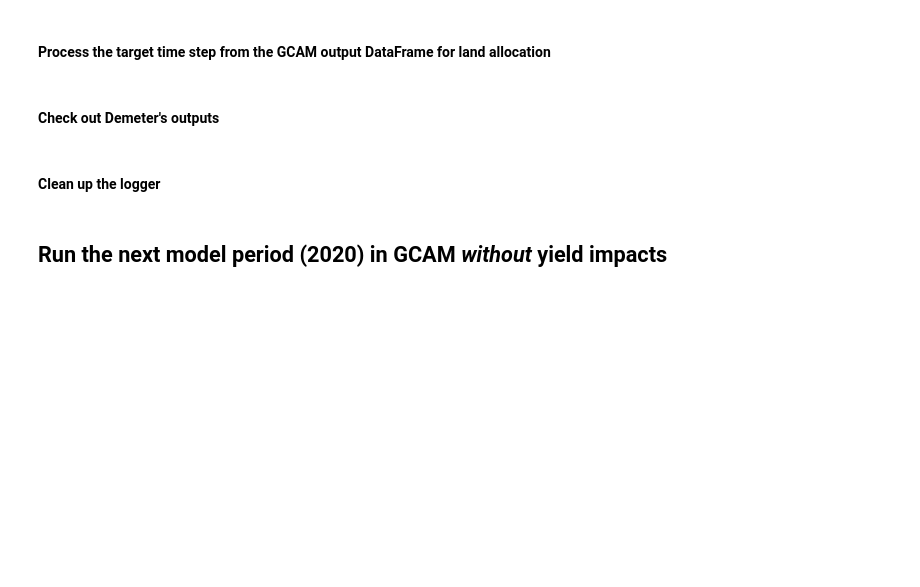
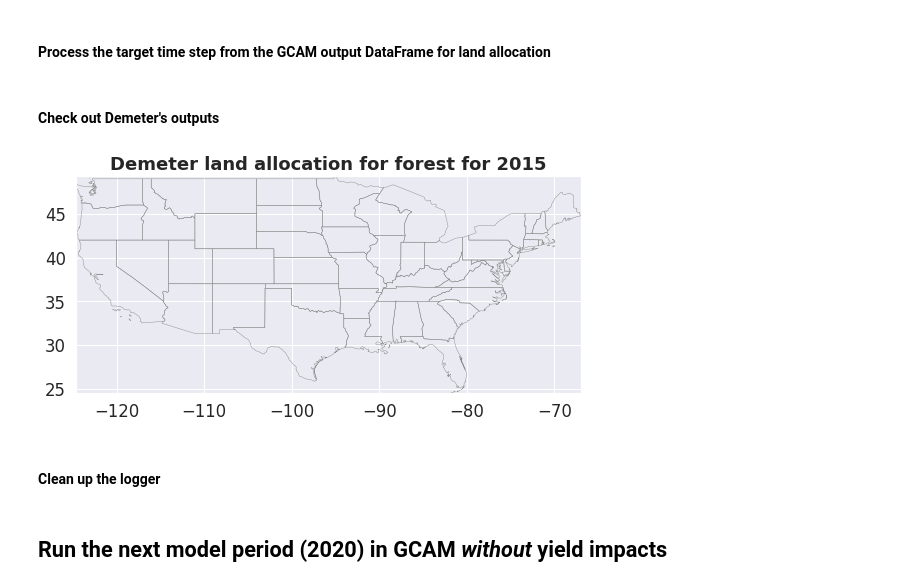
Before and after one commit to JGCRI/gcam_demeter_clinic, a Jupyter notebook: notebooks/gcam_demeter_demo.ipynb, the cells around one changed output. Cells and saved outputs as stored; diff of their text form; code cells hidden in the pictures; blank space fills up the shorter version.

```diff
--- a/notebooks/gcam_demeter_demo.ipynb
+++ b/notebooks/gcam_demeter_demo.ipynb
@@ -124,6 +162,19 @@ print(f"Completed in: {time.time() - t0} seconds.")
 #### Check out Demeter's outputs
 # %%
 demeter_2015.head()
+# %%
+# bounary shapefile for the CONUS loaded as a geopandas dataframe
+conus_boundary_gdf = gpd.read_file(pkg_resources.resource_filename('im3vis', "data/ne_50m_conus.shp"))
+# %%
+# build a geopandas data frame of demeter's output land allocation data with geometry
+demeter_gdf = im3vis.build_geodataframe(model.config.observed_lu_file)
+# %%
+r = im3vis.plot_conus_raster(conus_boundary_gdf,
+                             demeter_gdf,
+                             landclass='forest',
+                             target_year='2015')
+# %% [output]
+[figure, added]
 # %% [markdown]
 #### Clean up the logger
 # %%
```
Also changed, not shown: parts of 9 cells of this notebook.
